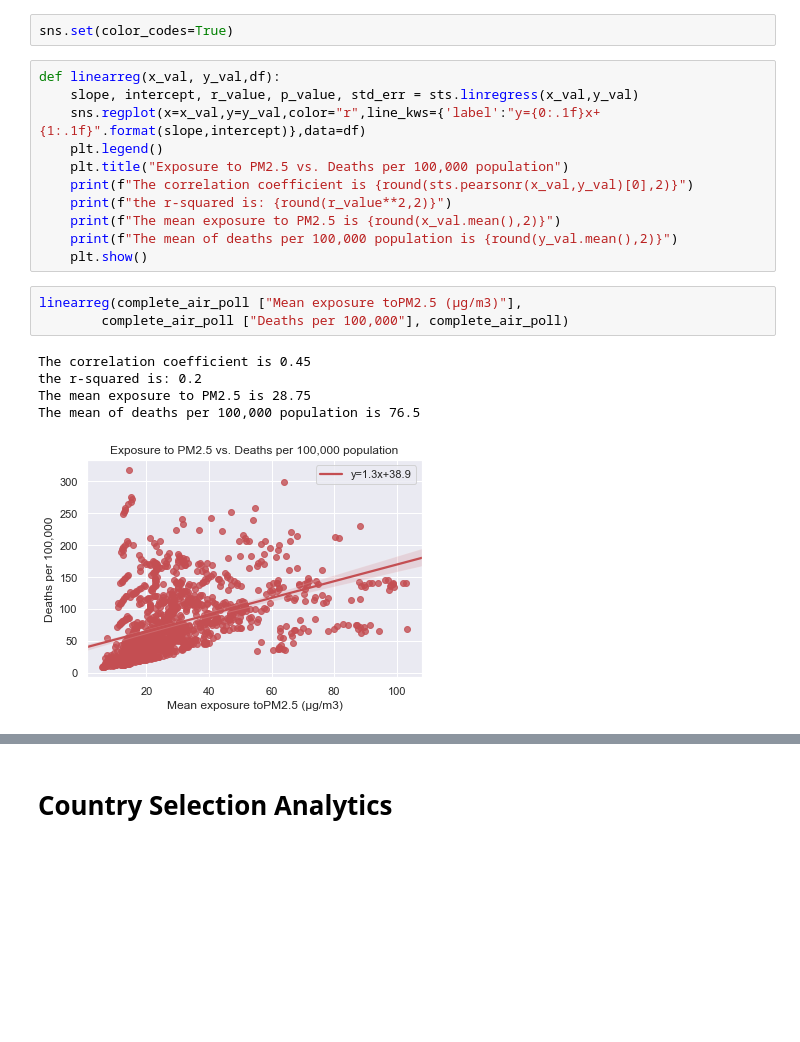
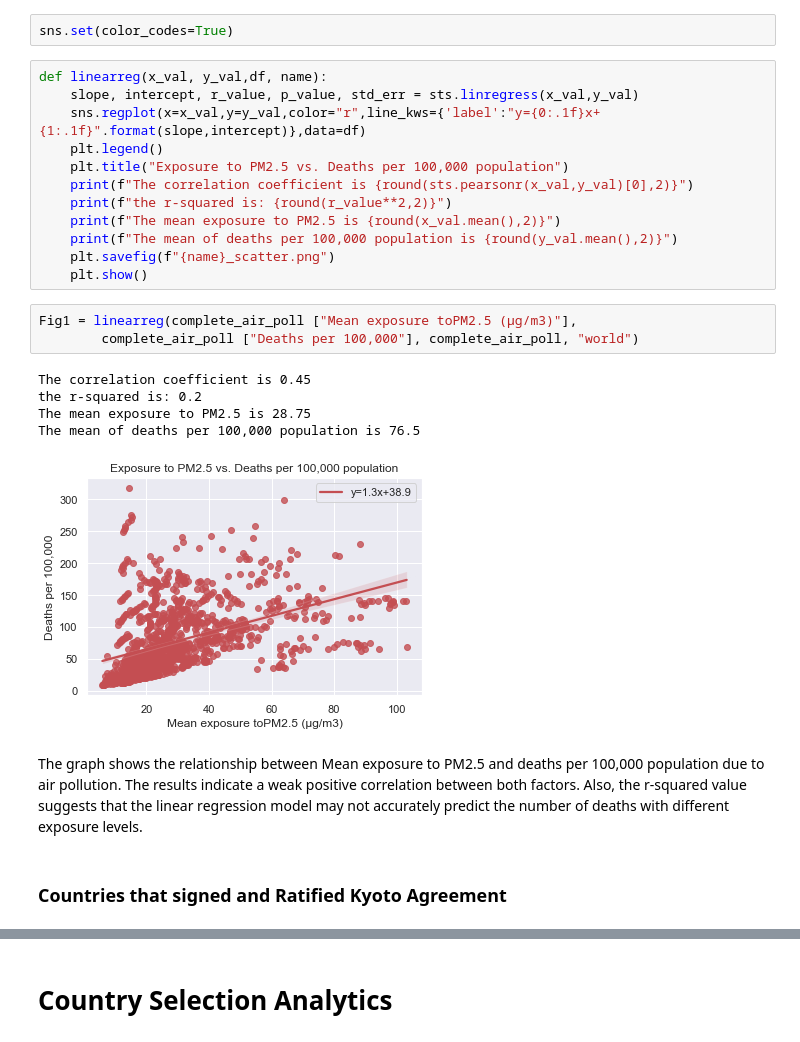
Before and after one commit to Alfred-DatAn/project_one, a Jupyter notebook: final_project.ipynb, the cells around one changed output, grey strips where cells are left out. Cells and saved outputs as stored; diff of their text form; blank space fills up the shorter version.

```diff
--- a/final_project.ipynb
+++ b/final_project.ipynb
@@ -430,7 +485,7 @@ plt.show()
 # %%
 sns.set(color_codes=True)
 # %%
-def linearreg(x_val, y_val,df):
+def linearreg(x_val, y_val,df, name):
     slope, intercept, r_value, p_value, std_err = sts.linregress(x_val,y_val)
     sns.regplot(x=x_val,y=y_val,color="r",line_kws={'label':"y={0:.1f}x+{1:.1f}".format(slope,intercept)},data=df)
     plt.legend()
@@ -439,16 +494,21 @@ def linearreg(x_val, y_val,df):
     print(f"the r-squared is: {round(r_value**2,2)}")
     print(f"The mean exposure to PM2.5 is {round(x_val.mean(),2)}")
     print(f"The mean of deaths per 100,000 population is {round(y_val.mean(),2)}")
+    plt.savefig(f"{name}_scatter.png")
     plt.show()
 # %%
-linearreg(complete_air_poll ["Mean exposure toPM2.5 (µg/m3)"],
-        complete_air_poll ["Deaths per 100,000"], complete_air_poll)
+Fig1 = linearreg(complete_air_poll ["Mean exposure toPM2.5 (µg/m3)"],
+        complete_air_poll ["Deaths per 100,000"], complete_air_poll, "world")
 # %% [output]
 The correlation coefficient is 0.45
 the r-squared is: 0.2
 The mean exposure to PM2.5 is 28.75
 The mean of deaths per 100,000 population is 76.5
-[figure, old version]
+[figure, new version]
+# %% [markdown]
+The graph shows the relationship between Mean exposure to PM2.5 and deaths per 100,000 population due to air pollution. The results indicate a weak positive correlation between both factors. Also, the r-squared value suggests that the linear regression model may not accurately predict the number of deaths with different exposure levels.
+# %% [markdown]
+### Countries that signed and Ratified Kyoto Agreement
 # %%
 ratified_df = complete_air_poll.loc[complete_air_poll["Ratified Kyoto P."]==True]
 linearreg(ratified_df["Mean exposure toPM2.5 (µg/m3)"],
```
Also changed, not shown: parts of 41 cells of this notebook.
